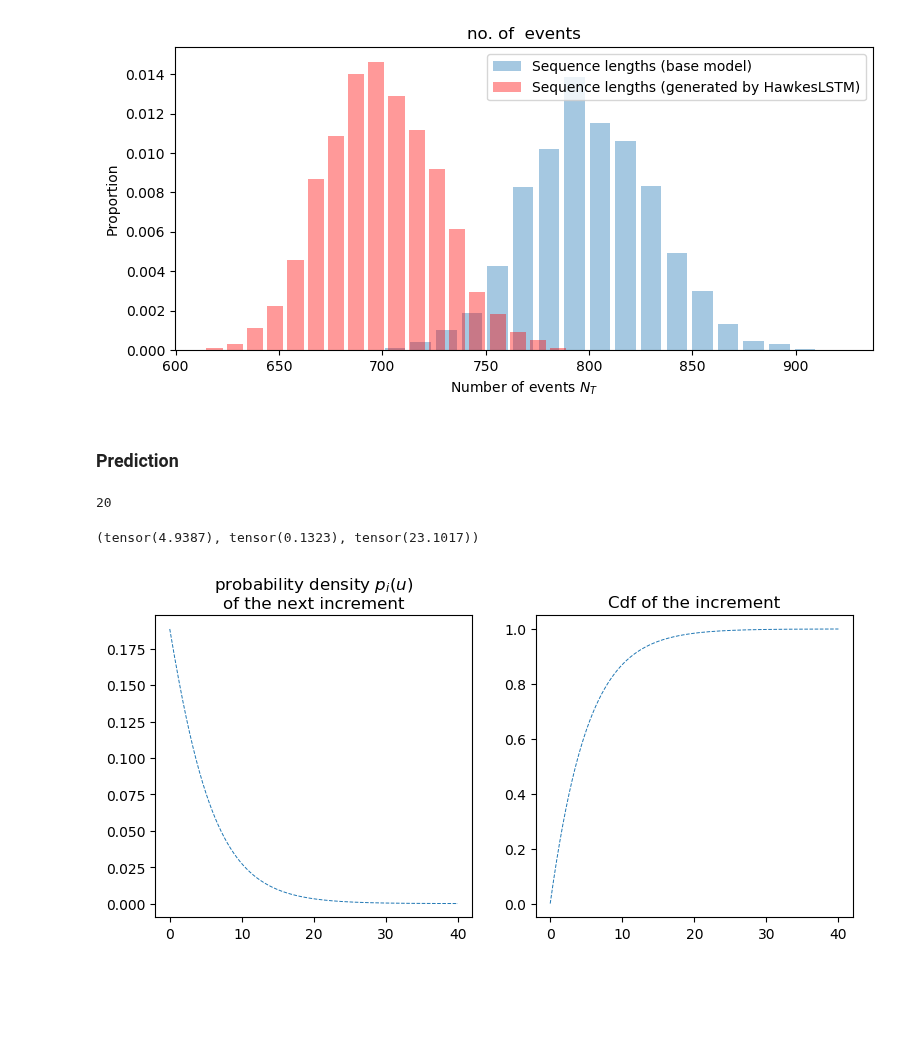
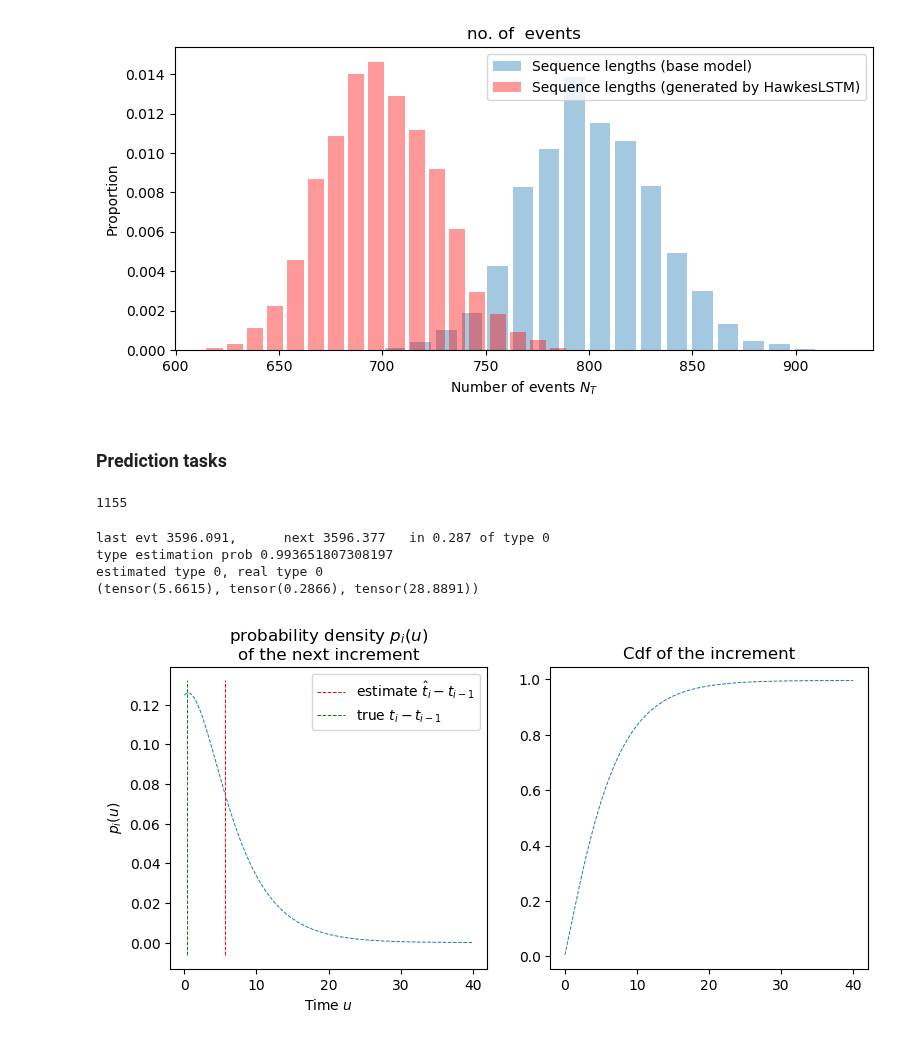
Before and after one commit to Deeptradingfx/point-process-nets, a Jupyter notebook: notebooks/ctlstm.ipynb, the cells around one changed output. Cells and saved outputs as stored; diff of their text form; code cells hidden in the pictures; blank space fills up the shorter version.

Commit message:
update prediction functions

```diff
--- a/notebooks/ctlstm.ipynb
+++ b/notebooks/ctlstm.ipynb
@@ -327,22 +326,26 @@ distrib_plot_filepath = "{:}/{:}_{:}-{}d-hidden{}-{}.pdf".format(
     process_dim, model.hidden_size, load_file_timestamp)
 fig.savefig(distrib_plot_filepath)
 # %% [markdown]
-### Prediction
+### Prediction tasks
 # %%
 from models.ctlstm import read_predict
+# %%
+my_index = torch.randint(0, 6000, (1,)).int().item()
+print(my_index)
+# %% [output]
+1155
 # %%
-my_index = 20
-print(my_index)
-
 _seq_data = (seq_times[my_index],
              seq_types[my_index],
              seq_lengths[my_index])
-
-read_predict(model, *_seq_data, plot=True)
+restup, fig = read_predict(model, *_seq_data, plot=True)
+print(restup)
 # %% [output]
-20
+last evt 3596.091,      next 3596.377   in 0.287 of type 0
+type estimation prob 0.993651807308197
+estimated type 0, real type 0
+(tensor(5.6615), tensor(0.2866), tensor(28.8891))
-(tensor(4.9387), tensor(0.1323), tensor(23.1017))
-[figure, old version]
+[figure, new version]
 # %%
 estimates = []
 real_incrs = []
```
Also changed, not shown: parts of 9 cells of this notebook, 5 other files.
